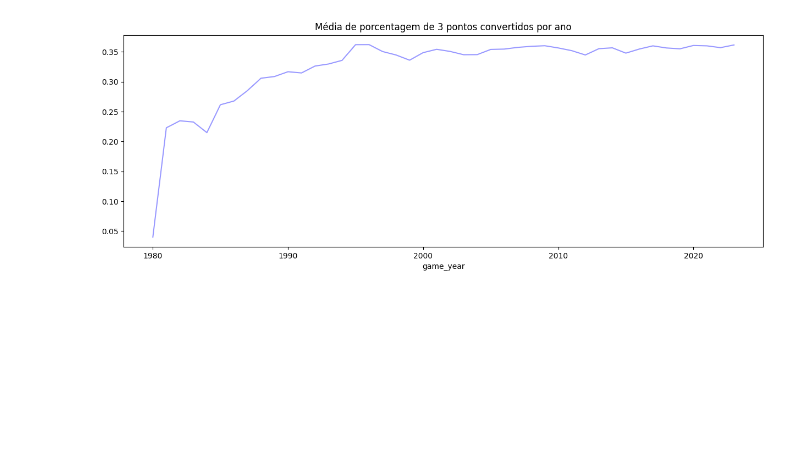
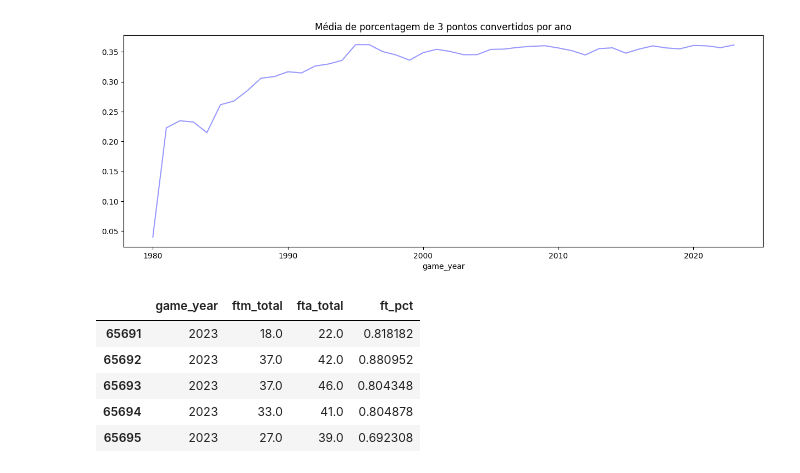
Before and after one commit to GabrielAlkmimBarros/TP_ICD, a Jupyter notebook: q1.ipynb, the cells around one changed output. Cells and saved outputs as stored; diff of their text form; code cells hidden in the pictures; blank space fills up the shorter version.

```diff
--- a/q1.ipynb
+++ b/q1.ipynb
@@ -155,3 +155,24 @@ plt.title('Média de porcentagem de 3 pontos convertidos por ano')
 # %% [output]
 Text(0.5, 1.0, 'Média de porcentagem de 3 pontos convertidos por ano')
 [figure]
+# %%
+df_freethrows = pd.read_csv('csv/game.csv', parse_dates=['game_date'])
+df_freethrows = df_freethrows[df_freethrows['season_type'].isin(['Regular Season', 'Playoffs'])]
+df_freethrows = df_freethrows.loc[:, ['game_date', 'ftm_home', 'fta_home', 'ftm_away', 'fta_away']]
+df_freethrows.insert(0, 'game_year', df_freethrows['game_date'].dt.year)
+df_freethrows.drop(columns=['game_date'], inplace=True)
+df_freethrows['ftm_total'] = df_freethrows['ftm_home'] + df_freethrows['ftm_away']
+df_freethrows['fta_total'] = df_freethrows['fta_home'] + df_freethrows['fta_away']
+df_freethrows.drop(columns=['ftm_home', 'fta_home', 'ftm_away', 'fta_away'], inplace=True)
+df_freethrows['ft_pct'] = df_freethrows['ftm_total'] / df_freethrows['fta_total']
+df_freethrows = df_freethrows.drop(df_freethrows.query('fta_total < ftm_total').index)
+df_freethrows.sort_values('ft_pct', ascending=False)
+df_freethrows = df_freethrows.dropna(subset = ['ftm_total', 'fta_total', 'ft_pct'])
+df_freethrows.tail()
+# %% [output]
+|  | game_year | ftm_total | fta_total | ft_pct |
+| 65691 | 2023 | 18.0 | 22.0 | 0.818182 |
+| 65692 | 2023 | 37.0 | 42.0 | 0.880952 |
+| 65693 | 2023 | 37.0 | 46.0 | 0.804348 |
+| 65694 | 2023 | 33.0 | 41.0 | 0.804878 |
+| 65695 | 2023 | 27.0 | 39.0 | 0.692308 |
```
Also changed, not shown: parts of 2 cells of this notebook, 1 other file.
